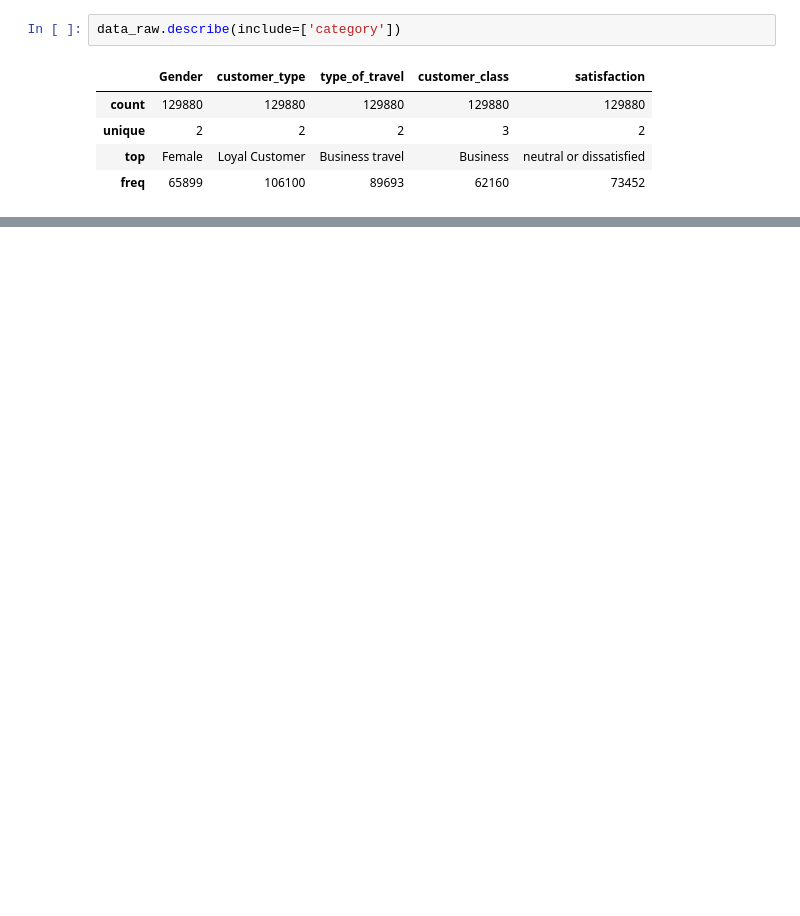
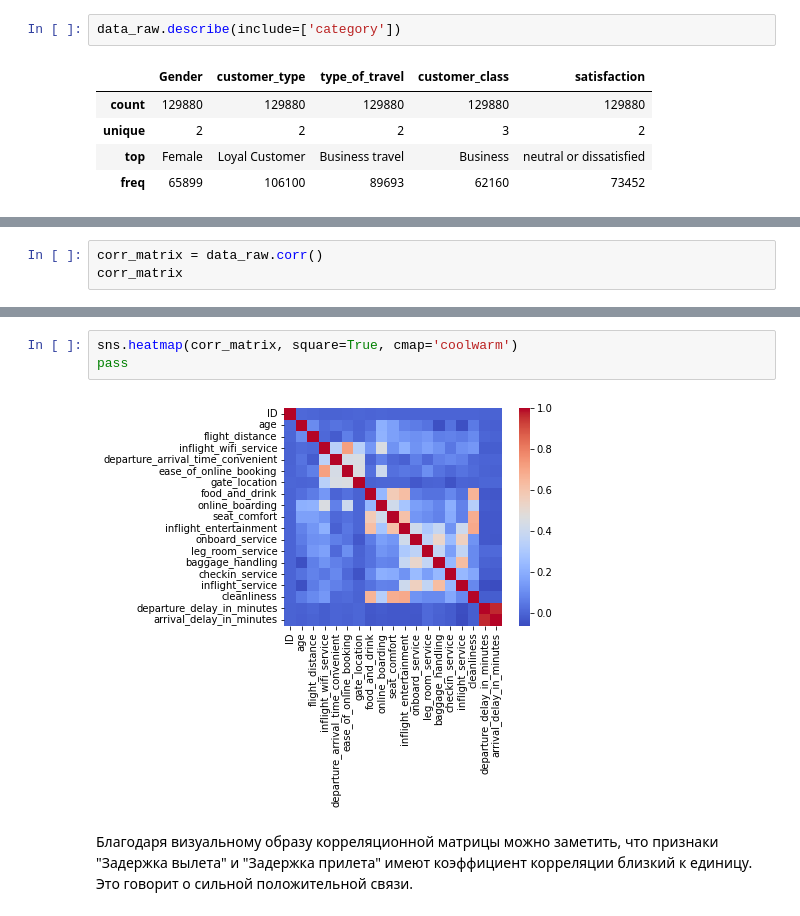
Before and after one commit to a-sidorova/machine_learning_course, a Jupyter notebook: 01_Data_analysis.ipynb, the cells around one changed output, grey strips where cells are left out. Saved outputs shown, nothing was run; the diff lists cells and outputs as text; blank space fills up the shorter version.

```diff
--- a/01_Data_analysis.ipynb
+++ b/01_Data_analysis.ipynb
@@ -151,0 +196,3 @@ data_raw.describe(include=['category'])
+# %%
+corr_matrix = data_raw.corr()
+corr_matrix
@@ -151,0 +217,7 @@ data_raw.describe(include=['category'])
+# %%
+sns.heatmap(corr_matrix, square=True, cmap='coolwarm')
+pass
+# %% [output]
+[figure, added]
+# %% [markdown]
+Благодаря визуальному образу корреляционной матрицы можно заметить, что признаки "Задержка вылета" и "Задержка прилета" имеют коэффициент корреляции близкий к единицу. Это говорит о сильной положительной связи.
```
Also changed, not shown: parts of 39 cells of this notebook.
